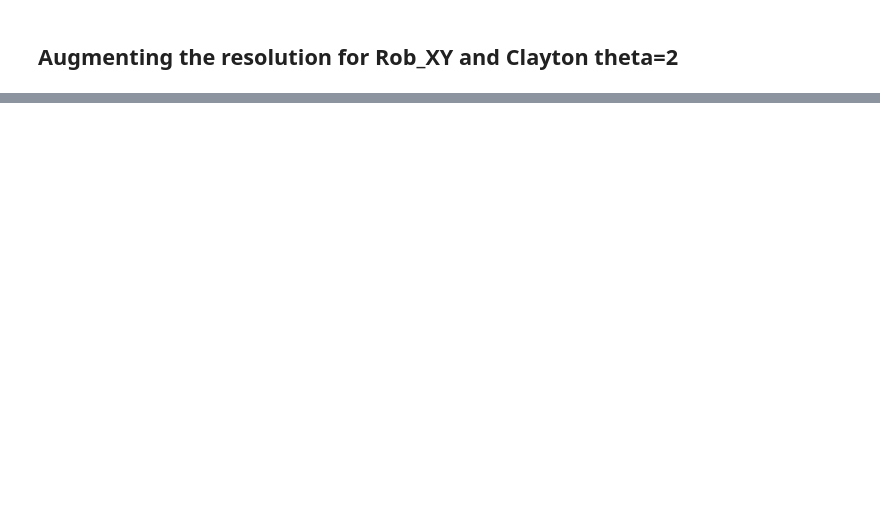
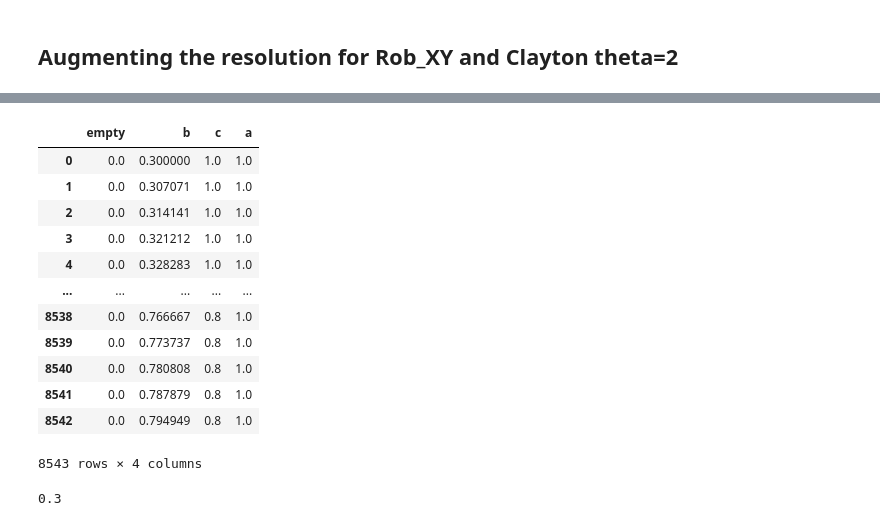
Before and after one commit to Roman-Malinowski/simulation_copula, a Jupyter notebook: dataframe_analysis.ipynb, the cells around one changed output, grey strips where cells are left out. Saved outputs shown, nothing was run; the diff lists cells and outputs as text; code cells hidden in the pictures; blank space fills up the shorter version.

```diff
--- a/dataframe_analysis.ipynb
+++ b/dataframe_analysis.ipynb
@@ -594,0 +585,24 @@ e1, e2
+# %%
+order = pd.DataFrame(columns=["order"], index=["a","b","c"], data=[3,1,2])
+order.sort_values(["order"])
+q = p.copy()
+q["empty"]=0
+q = q[["empty"] + order.sort_values(["order"]).index.to_list()].cumsum(axis=1)
+# %% [output]
+|  | empty | b | c | a |
+| 0 | 0.0 | 0.300000 | 1.0 | 1.0 |
+| 1 | 0.0 | 0.307071 | 1.0 | 1.0 |
+| 2 | 0.0 | 0.314141 | 1.0 | 1.0 |
+| 3 | 0.0 | 0.321212 | 1.0 | 1.0 |
+| 4 | 0.0 | 0.328283 | 1.0 | 1.0 |
+| ... | ... | ... | ... | ... |
+| 8538 | 0.0 | 0.766667 | 0.8 | 1.0 |
+| 8539 | 0.0 | 0.773737 | 0.8 | 1.0 |
+| 8540 | 0.0 | 0.780808 | 0.8 | 1.0 |
+| 8541 | 0.0 | 0.787879 | 0.8 | 1.0 |
+| 8542 | 0.0 | 0.794949 | 0.8 | 1.0 |
+8543 rows × 4 columns
+# %%
+q[["b", "empty"]].sum(axis=1).min()
+# %% [output]
+0.3
```
Also changed, not shown: parts of 17 cells of this notebook, 1 other file.
